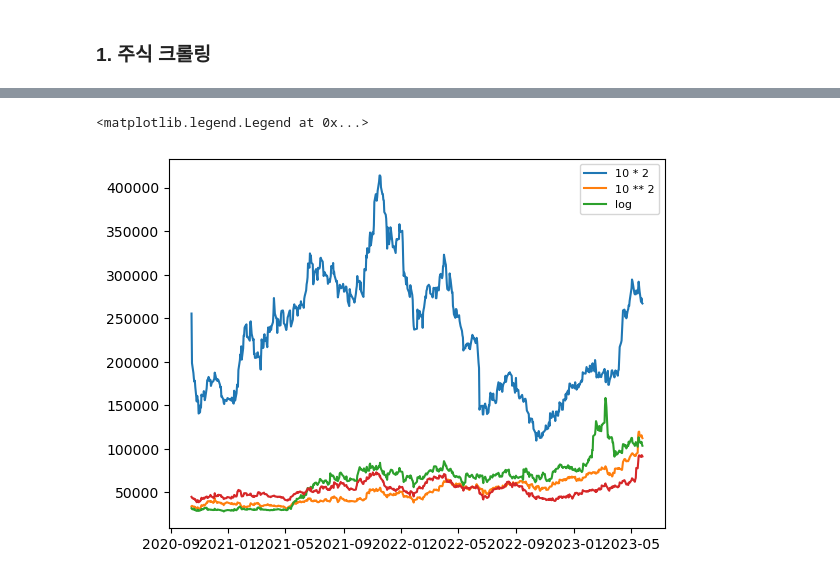
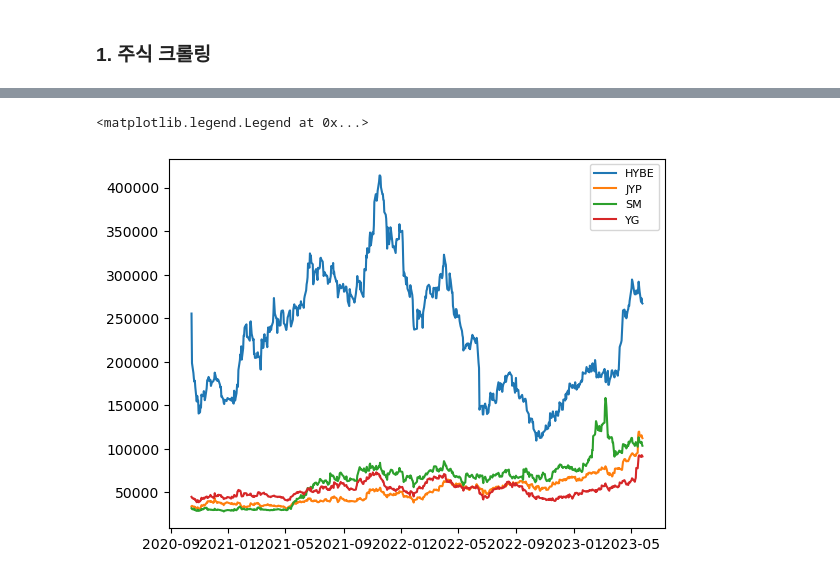
Before and after one commit to pulpo125/habang, a Jupyter notebook: stock_pj/stock_crawling.ipynb, the cells around one changed output, grey strips where cells are left out. Saved outputs shown, nothing was run; the diff lists cells and outputs as text; code cells hidden in the pictures.

Commit message:
stock pj db 연동

```diff
--- a/stock_pj/stock_crawling.ipynb
+++ b/stock_pj/stock_crawling.ipynb
@@ -14,7 +26,8 @@ def create_stocks_df(stocks):
 
     return stocks_df
 # %%
-stock_code_list = {'hybe':'352820', 'jyp':'035900', 'sm':'041510', 'yg':'122870'}
+# stocks_df 생성
+stock_code_list = {'HYBE':'352820', 'JYP':'035900', 'SM':'041510', 'YG':'122870'}
 stocks_df = pd.DataFrame()
 
 for stocks in stock_code_list.keys():
@@ -64,8 +64,8 @@ sns.lineplot(stocks_df)
 # %%
 import matplotlib.pyplot as plt
 
 plt.plot(stocks_df)
-plt.legend(['10 * 2', '10 ** 2', 'log'], fontsize = 8)
+plt.legend(stock_code_list.keys(), fontsize = 8)
 # %% [output]
 <matplotlib.legend.Legend at 0x...>
-[figure, old version]
+[figure, new version]
```
Also changed, not shown: parts of 15 cells of this notebook, 3 other files.
